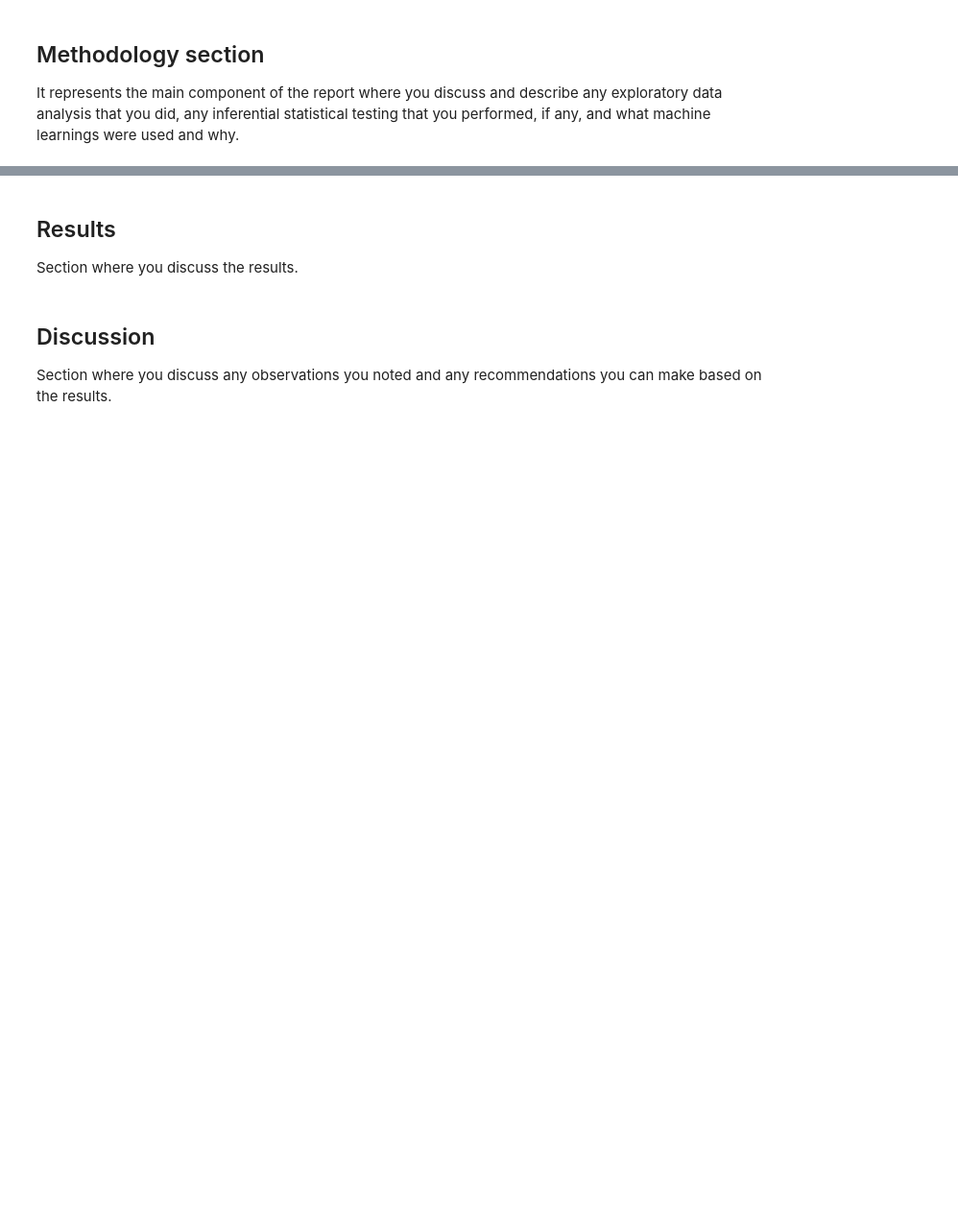
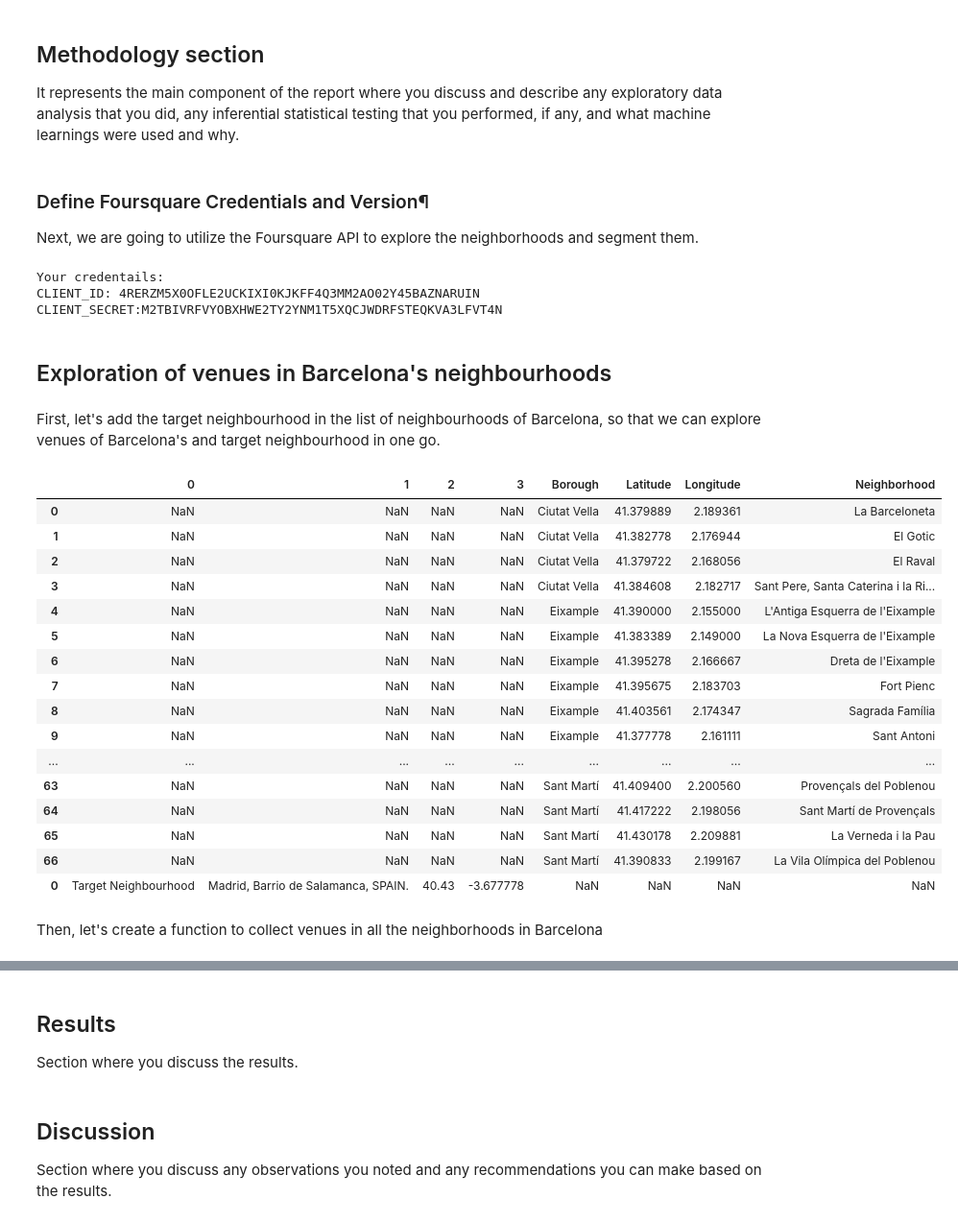
Before and after one commit to isaacfarreras/Coursera_Capstone, a Jupyter notebook: Coursera_capstone_IFAL.ipynb, the cells around one changed output, grey strips where cells are left out. Shown at 96% size. Cells and saved outputs as stored; diff of their text form; code cells hidden in the pictures; blank space fills up the shorter version.

```diff
--- a/Coursera_capstone_IFAL.ipynb
+++ b/Coursera_capstone_IFAL.ipynb
@@ -168,3 +213,44 @@ map_madrid
 # %% [markdown]
 ## Methodology section
 It represents the main component of the report where you discuss and describe any exploratory data analysis that you did, any inferential statistical testing that you performed, if any, and what machine learnings were used and why.
+# %% [markdown]
+### Define Foursquare Credentials and Version¶
+Next, we are going to utilize the Foursquare API to explore the neighborhoods and segment them.
+# %%
+CLIENT_ID = '4RERZM5X0OFLE2UCKIXI0KJKFF4Q3MM2AO02Y45BAZNARUIN' # your Foursquare ID
+CLIENT_SECRET = 'M2TBIVRFVYOBXHWE2TY2YNM1T5XQCJWDRFSTEQKVA3LFVT4N' # your Foursquare Secret
+VERSION = '20180605' # Foursquare API version
+
+print('Your credentails:')
+print('CLIENT_ID: ' + CLIENT_ID)
+print('CLIENT_SECRET:' + CLIENT_SECRET)
+# %% [output]
+Your credentails:
+CLIENT_ID: 4RERZM5X0OFLE2UCKIXI0KJKFF4Q3MM2AO02Y45BAZNARUIN
+CLIENT_SECRET:M2TBIVRFVYOBXHWE2TY2YNM1T5XQCJWDRFSTEQKVA3LFVT4N
+# %% [markdown]
+## Exploration of venues in Barcelona's neighbourhoods
+# %% [markdown]
+First, let's add the target neighbourhood in the list of neighbourhoods of Barcelona, so that we can explore venues of Barcelona's and target neighbourhood in one go.
+# %%
+df=pd.DataFrame([['Target Neighbourhood', address2,latitude2,longitude2]])
+# %% [output]
+|  | 0 | 1 | 2 | 3 | Borough | Latitude | Longitude | Neighborhood |
+| 0 | NaN | NaN | NaN | NaN | Ciutat Vella | 41.379889 | 2.189361 | La Barceloneta |
+| 1 | NaN | NaN | NaN | NaN | Ciutat Vella | 41.382778 | 2.176944 | El Gotic |
+| 2 | NaN | NaN | NaN | NaN | Ciutat Vella | 41.379722 | 2.168056 | El Raval |
+| 3 | NaN | NaN | NaN | NaN | Ciutat Vella | 41.384608 | 2.182717 | Sant Pere, Santa Caterina i la Ri... |
+| 4 | NaN | NaN | NaN | NaN | Eixample | 41.390000 | 2.155000 | L'Antiga Esquerra de l'Eixample |
+| 5 | NaN | NaN | NaN | NaN | Eixample | 41.383389 | 2.149000 | La Nova Esquerra de l'Eixample |
+| 6 | NaN | NaN | NaN | NaN | Eixample | 41.395278 | 2.166667 | Dreta de l'Eixample |
+| 7 | NaN | NaN | NaN | NaN | Eixample | 41.395675 | 2.183703 | Fort Pienc |
+| 8 | NaN | NaN | NaN | NaN | Eixample | 41.403561 | 2.174347 | Sagrada Família |
+| 9 | NaN | NaN | NaN | NaN | Eixample | 41.377778 | 2.161111 | Sant Antoni |
+| ... | ... | ... | ... | ... | ... | ... | ... | ... |
+| 63 | NaN | NaN | NaN | NaN | Sant Martí | 41.409400 | 2.200560 | Provençals del Poblenou |
+| 64 | NaN | NaN | NaN | NaN | Sant Martí | 41.417222 | 2.198056 | Sant Martí de Provençals |
+| 65 | NaN | NaN | NaN | NaN | Sant Martí | 41.430178 | 2.209881 | La Verneda i la Pau |
+| 66 | NaN | NaN | NaN | NaN | Sant Martí | 41.390833 | 2.199167 | La Vila Olímpica del Poblenou |
+| 0 | Target Neighbourhood | Madrid, Barrio de Salamanca, SPAIN. | 40.43 | -3.677778 | NaN | NaN | NaN | NaN |
+# %% [markdown]
+Then, let's create a function to collect venues in all the neighborhoods in Barcelona
```
Also changed, not shown: parts of 18 cells of this notebook.
